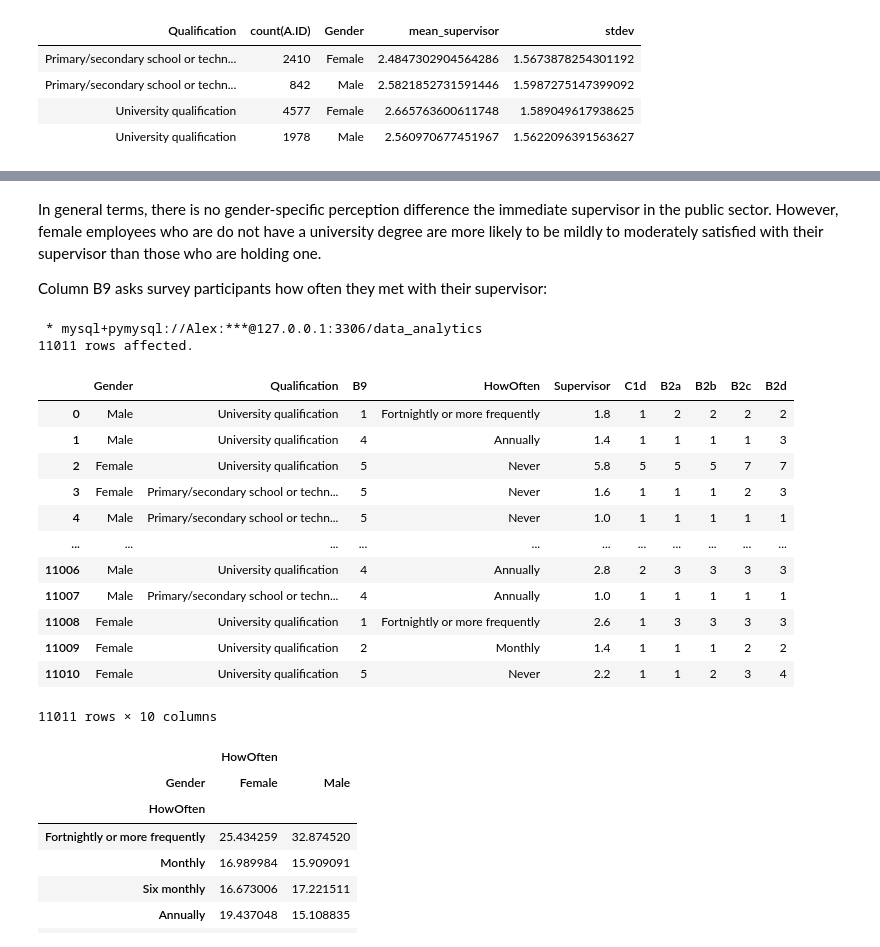
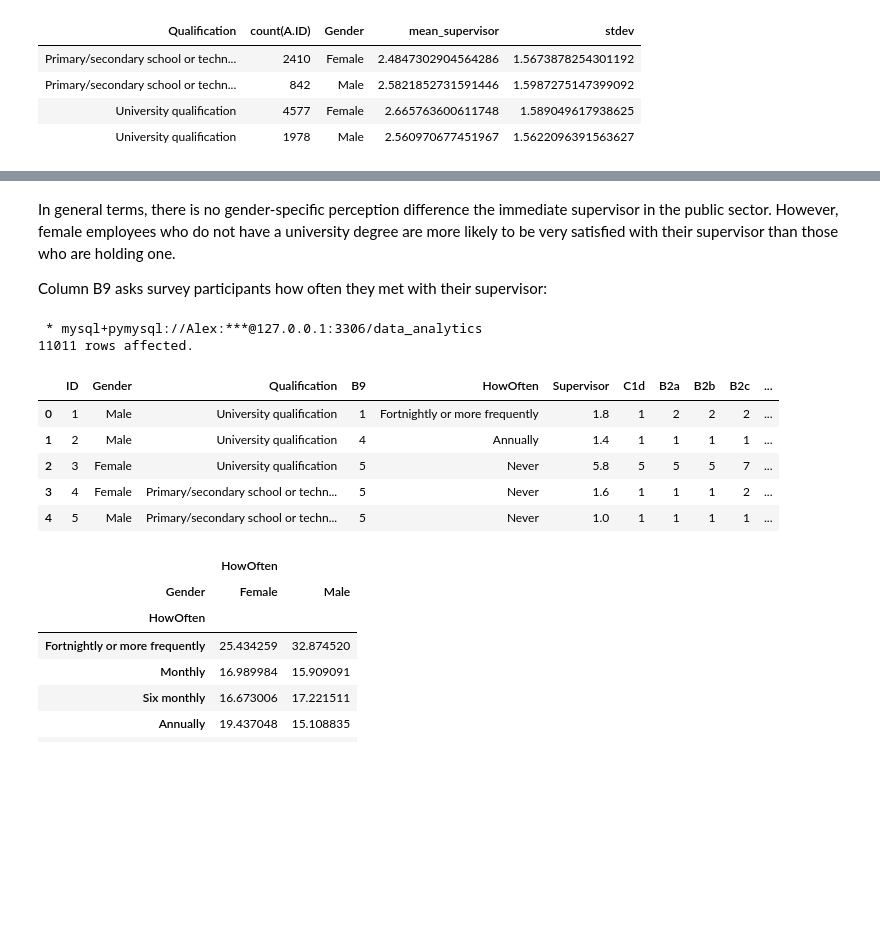
Before and after one commit to alex-cplee/WA-Public-Service-Perception-2015, a Jupyter notebook: SurveyData.ipynb, the cells around one changed output, grey strips where cells are left out. Drawn from its saved outputs; the diff is of its cells as text; code cells hidden in the pictures; blank space fills up the shorter version.

```diff
--- a/SurveyData.ipynb
+++ b/SurveyData.ipynb
@@ -1413,24 +1403,23 @@ group by A.Qualification, A.Gender
 # %%
 CI_supervise = pd.DataFrame(index = ['Primary/secondary school or technical/trade certificate or diploma',
                                      'University qualification'],
-                            columns = ['Male 95% lower', 'Male 95% upper', 'Female 95% lower','Female 95% upper'])
+                            columns = ['Male 95% lower', 'Male 95% upper', 'Female 95% lower','Female 95% upper',
+                                      'Male skewness', 'Male kurtosis','Female skewness', 'Female kurtosis'])
 
-a = supervisor[(supervisor['Qualification'] == 'Primary/secondary school or technical/trade certificate or diploma')&\
-               (supervisor['Gender'] == 'Male')]['Supervisor']
-b = supervisor[(supervisor['Qualification'] == 'Primary/secondary school or technical/trade certificate or diploma')&\
-               (supervisor['Gender'] == 'Female')]['Supervisor']
-c = supervisor[(supervisor['Qualification'] == 'University qualification')&\
-               (supervisor['Gender'] == 'Male')]['Supervisor']
-d = supervisor[(supervisor['Qualification'] == 'University qualification')&\
-               (supervisor['Gender'] == 'Female')]['Supervisor']
+for qual in ['Primary/secondary school or technical/trade certificate or diploma', 'University qualification']:
+    for gender in ['Male','Female']:
+        a = supervisor[(supervisor['Qualification'] == qual)& (supervisor['Gender'] == gender)]['Supervisor']
 
-CI_supervise.loc['Primary/secondary school or technical/trade certificate or diploma']['Male 95% lower'] = st.t.interval(alpha=0.95, df=len(a)-1, loc=np.mean(a), scale=st.sem(a))[0]
-CI_supervise.loc['Primary/secondary school or technical/trade certificate or diploma']['Male 95% upper'] = st.t.interval(alpha=0.95, df=len(a)-1, loc=np.mean(a), scale=st.sem(a))[1]
-CI_supervise.loc['Primary/secondary school or technical/trade certificate or diploma']['Female 95% lower'] = st.t.interval(alpha=0.95, df=len(b)-1, loc=np.mean(b), scale=st.sem(b))[0]
-CI_supervise.loc['Primary/secondary school or technical/trade certificate or diploma']['Female 95% upper'] = st.t.interval(alpha=0.95, df=len(b)-1, loc=np.mean(b), scale=st.sem(b))[1]
-CI_supervise.loc['University qualification']['Male 95% lower'] = st.t.interval(alpha=0.95, df=len(c)-1, loc=np.mean(c), scale=st.sem(c))[0]
-CI_supervise.loc['University qualification']['Male 95% upper'] = st.t.interval(alpha=0.95, df=len(c)-1, loc=np.mean(c), scale=st.sem(c))[1]
-CI_supervise.loc['University qualification']['Female 95% lower'] = st.t.interval(alpha=0.95, df=len(d)-1, loc=np.mean(d), scale=st.sem(d))[0]
-CI_supervise.loc['University qualification']['Female 95% upper'] = st.t.interval(alpha=0.95, df=len(d)-1, loc=np.mean(d), scale=st.sem(d))[1]
+        if gender == 'Male':
+            CI_supervise.loc[qual]['Male 95% lower'] = st.t.interval(alpha=0.95, df=len(a)-1, loc=np.mean(a), scale=st.sem(a))[0]
+            CI_supervise.loc[qual]['Male 95% upper'] = st.t.interval(alpha=0.95, df=len(a)-1, loc=np.mean(a), scale=st.sem(a))[1]
+            CI_supervise.loc[qual]['Male skewness'] = a.skew()
+            CI_supervise.loc[qual]['Male kurtosis'] = st.kurtosis(a, fisher=False)
+        else:
+            CI_supervise.loc[qual]['Female 95% lower'] = st.t.interval(alpha=0.95, df=len(a)-1, loc=np.mean(a), scale=st.sem(a))[0]
+            CI_supervise.loc[qual]['Female 95% upper'] = st.t.interval(alpha=0.95, df=len(a)-1, loc=np.mean(a), scale=st.sem(a))[1]
+            CI_supervise.loc[qual]['Female skewness'] = a.skew()
+            CI_supervise.loc[qual]['Female kurtosis'] = st.kurtosis(a, fisher=False)
+
 CI_supervise
 # %% [output]
@@ -1475,27 +1458,21 @@ plt.show()
 # %% [markdown]
-In general terms, there is no gender-specific perception difference the immediate supervisor in the public sector. However, female employees who are do not have a university degree are more likely to be mildly to moderately satisfied with their supervisor than those who are holding one.
+In general terms, there is no gender-specific perception difference the immediate supervisor in the public sector. However, female employees who do not have a university degree are more likely to be very satisfied with their supervisor than those who are holding one.
 
 Column B9 asks survey participants how often they met with their supervisor:
 # %%
-super_meet = %sql select A.D1 as gender, A.D3, A.B9, B.Label, (A.C1d+A.B2a+A.B2b+A.B2c+A.B2d)/5 as Supervisor, A.C1d, A.B2a, A.B2b, A.B2c, A.B2d from `survey-data` as A  inner join (select * from response_key where `Question ID` = 'B9') as B  on A.B9 = B.Value  having not (gender = 'None') and not (D3 = '') and not (C1d = '') and not (B2a = '') and not (B2b = '') and not (B2c = '') and not (B2d = '')
-super_meet = pd.DataFrame(super_meet, columns=['Gender', 'Qualification','B9','HowOften','Supervisor', 'C1d','B2a', 'B2b', 'B2c', 'B2d'])
-super_meet
+super_meet = %sql select A.ID, A.D1 as gender, A.D3, A.B9, B.Label, (A.C1d+A.B2a+A.B2b+A.B2c+A.B2d)/5 as Supervisor, A.C1d, A.B2a, A.B2b, A.B2c, A.B2d from `survey-data` as A  inner join (select * from response_key where `Question ID` = 'B9') as B  on A.B9 = B.Value  having not (gender = 'None') and not (D3 = '') and not (C1d = '') and not (B2a = '') and not (B2b = '') and not (B2c = '') and not (B2d = '')
+super_meet = pd.DataFrame(super_meet, columns=['ID','Gender', 'Qualification','B9','HowOften','Supervisor', 'C1d','B2a', 'B2b', 'B2c', 'B2d'])
+super_meet['B9'] = super_meet['B9'].apply(pd.to_numeric)
+super_meet.head()
 # %% [output]
  * mysql+pymysql://Alex:***@127.0.0.1:3306/data_analytics
 11011 rows affected.
-|  | Gender | Qualification | B9 | HowOften | Supervisor | C1d | B2a | B2b | B2c | B2d |
-| 0 | Male | University qualification | 1 | Fortnightly or more frequently | 1.8 | 1 | 2 | 2 | 2 | 2 |
-| 1 | Male | University qualification | 4 | Annually | 1.4 | 1 | 1 | 1 | 1 | 3 |
-| 2 | Female | University qualification | 5 | Never | 5.8 | 5 | 5 | 5 | 7 | 7 |
-| 3 | Female | Primary/secondary school or techn... | 5 | Never | 1.6 | 1 | 1 | 1 | 2 | 3 |
-| 4 | Male | Primary/secondary school or techn... | 5 | Never | 1.0 | 1 | 1 | 1 | 1 | 1 |
-| ... | ... | ... | ... | ... | ... | ... | ... | ... | ... | ... |
-| 11006 | Male | University qualification | 4 | Annually | 2.8 | 2 | 3 | 3 | 3 | 3 |
-| 11007 | Male | Primary/secondary school or techn... | 4 | Annually | 1.0 | 1 | 1 | 1 | 1 | 1 |
-| 11008 | Female | University qualification | 1 | Fortnightly or more frequently | 2.6 | 1 | 3 | 3 | 3 | 3 |
-| 11009 | Female | University qualification | 2 | Monthly | 1.4 | 1 | 1 | 1 | 2 | 2 |
-| 11010 | Female | University qualification | 5 | Never | 2.2 | 1 | 1 | 2 | 3 | 4 |
+|  | ID | Gender | Qualification | B9 | HowOften | Supervisor | C1d | B2a | B2b | B2c | ... |
+| 0 | 1 | Male | University qualification | 1 | Fortnightly or more frequently | 1.8 | 1 | 2 | 2 | 2 | ... |
+| 1 | 2 | Male | University qualification | 4 | Annually | 1.4 | 1 | 1 | 1 | 1 | ... |
+| 2 | 3 | Female | University qualification | 5 | Never | 5.8 | 5 | 5 | 5 | 7 | ... |
+| 3 | 4 | Female | Primary/secondary school or techn... | 5 | Never | 1.6 | 1 | 1 | 1 | 2 | ... |
+| 4 | 5 | Male | Primary/secondary school or techn... | 5 | Never | 1.0 | 1 | 1 | 1 | 1 | ... |
-11011 rows × 10 columns
 # %%
 super_meet_cat = super_meet.groupby('Gender')['HowOften'].value_counts(normalize=True, sort=False)*100
 super_order = ["Fortnightly or more frequently", "Monthly",'Six monthly','Annually','Never','Unsure','not specified']
```
Also changed, not shown: parts of 70 cells of this notebook.
